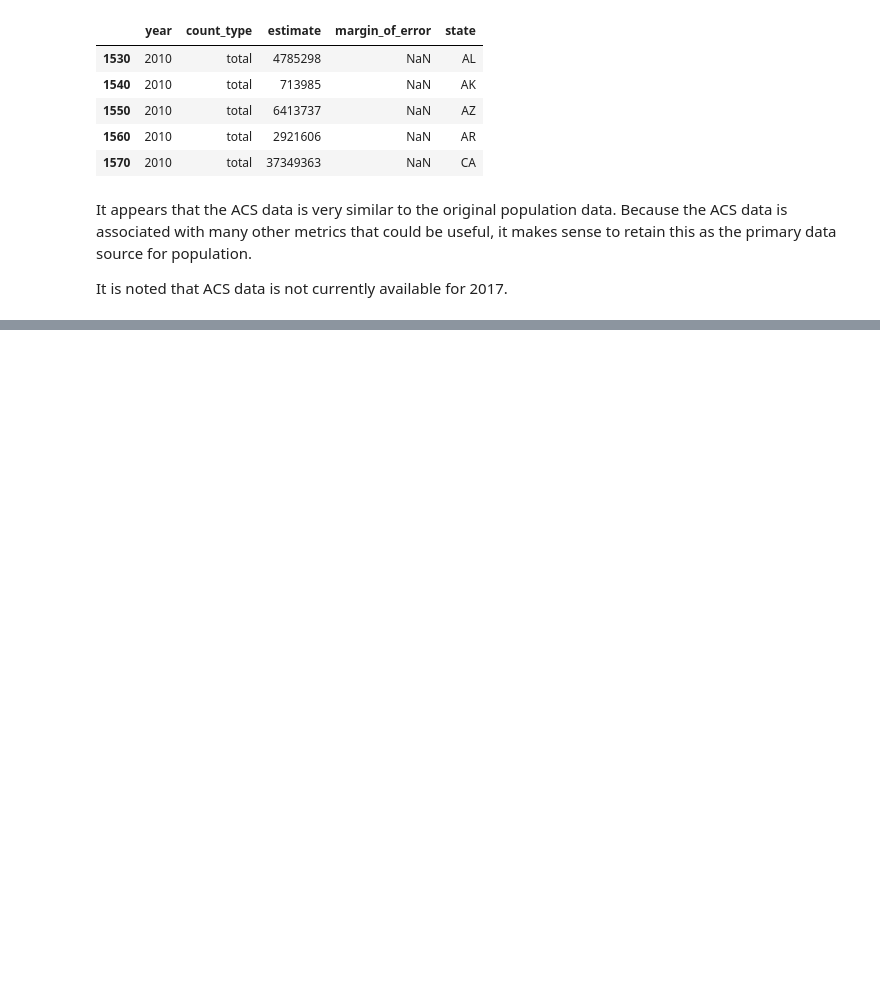
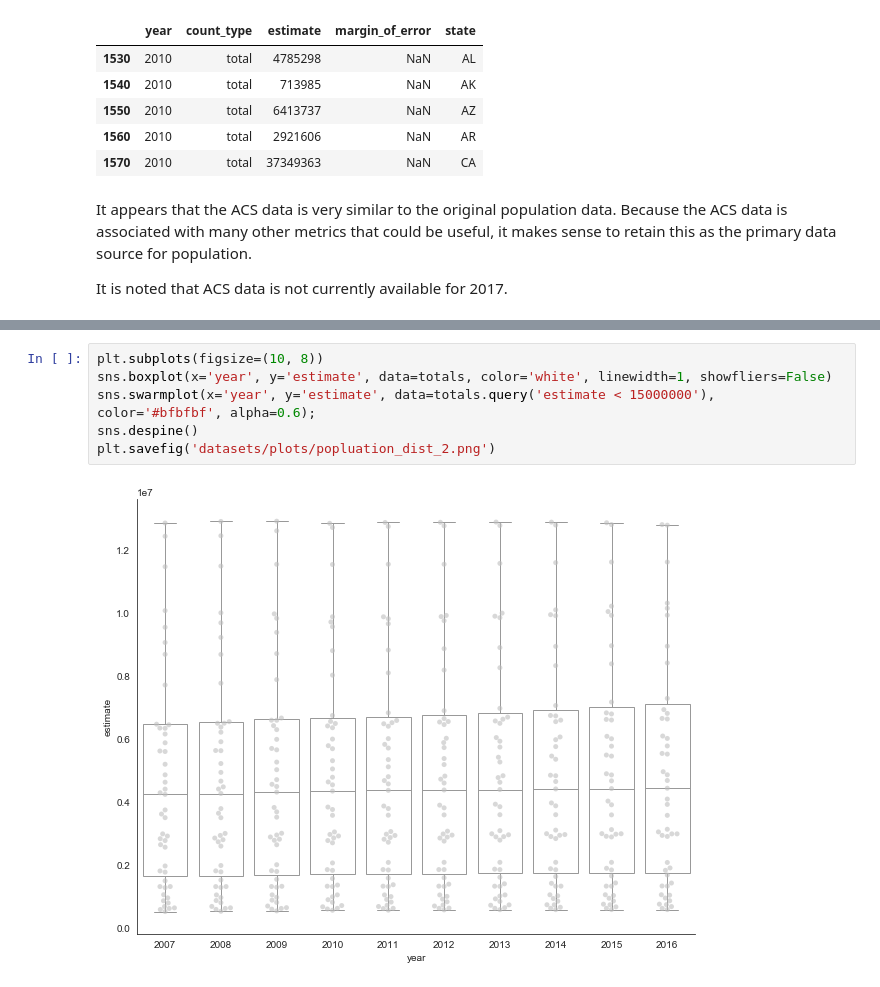
Before and after one commit to rebeccaebarnes/Homelessness, a Jupyter notebook: population.ipynb, the cells around one changed output, grey strips where cells are left out. Saved outputs shown, nothing was run; the diff lists cells and outputs as text; blank space fills up the shorter version.

```diff
--- a/population.ipynb
+++ b/population.ipynb
@@ -354,0 +394,8 @@ It is noted that ACS data is not currently available for 2017.
+# %%
+plt.subplots(figsize=(10, 8))
+sns.boxplot(x='year', y='estimate', data=totals, color='white', linewidth=1, showfliers=False)
+sns.swarmplot(x='year', y='estimate', data=totals.query('estimate < 15000000'), color='#bfbfbf', alpha=0.6);
+sns.despine()
+plt.savefig('datasets/plots/popluation_dist_2.png')
+# %% [output]
+[figure, added]
```
Also changed, not shown: parts of 37 cells of this notebook.
